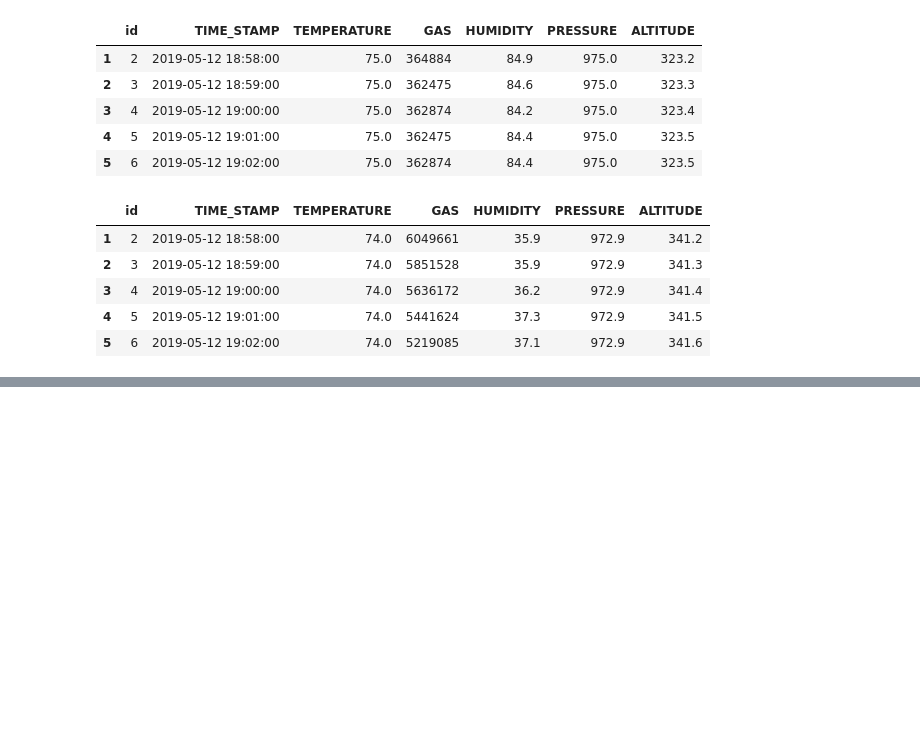
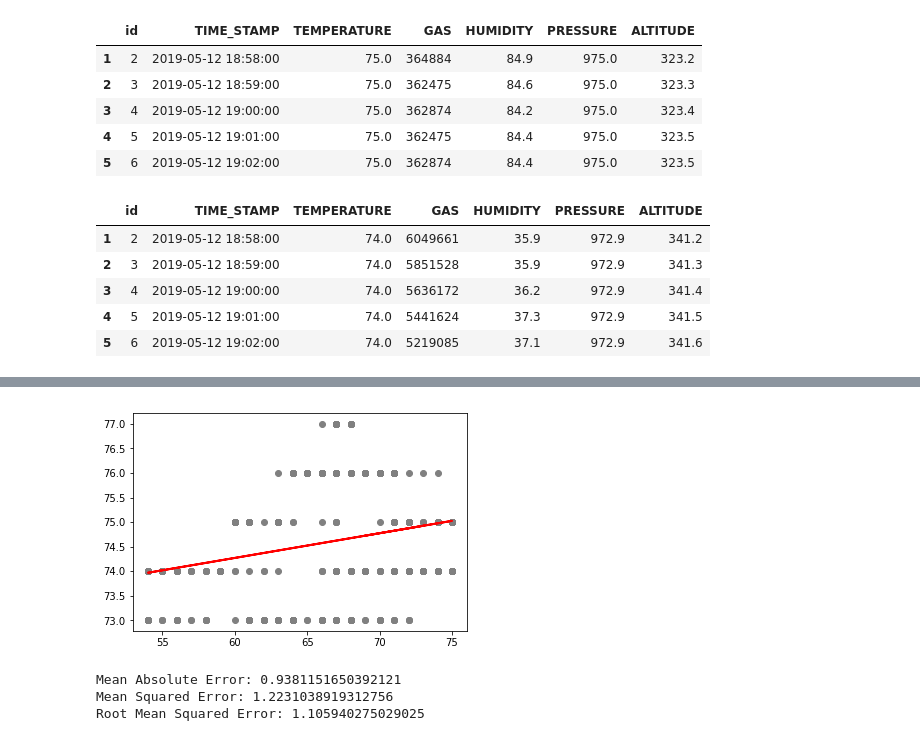
Before and after one commit to slavisha84/Project_3, a Jupyter notebook: DATA_PULL_FROM_DBS.ipynb, the cells around one changed output, grey strips where cells are left out. Cells and saved outputs as stored; diff of their text form; code cells hidden in the pictures; blank space fills up the shorter version.

```diff
--- a/DATA_PULL_FROM_DBS.ipynb
+++ b/DATA_PULL_FROM_DBS.ipynb
@@ -56,0 +130,10 @@ master_df.head()
+# %%
+#clean data part 2
+
+cleaned_data = dataset.dropna()
+
+cleaned_data.info()
+
+
+X = cleaned_data['TEMPERATURE_Out'].values.reshape(-1,1)
+y = cleaned_data['TEMPERATURE_In'].values.reshape(-1,1)
@@ -56,0 +208,14 @@ master_df.head()
+# %%
+plt.scatter(X_test, y_test,  color='gray')
+plt.plot(X_test, y_pred, color='red', linewidth=2)
+plt.show()
+# %% [output]
+[figure, added]
+# %%
+print('Mean Absolute Error:', metrics.mean_absolute_error(y_test, y_pred))
+print('Mean Squared Error:', metrics.mean_squared_error(y_test, y_pred))
+print('Root Mean Squared Error:', np.sqrt(metrics.mean_squared_error(y_test, y_pred)))
+# %% [output]
+Mean Absolute Error: 0.9381151650392121
+Mean Squared Error: 1.2231038919312756
+Root Mean Squared Error: 1.105940275029025
```
Also changed, not shown: parts of 15 cells of this notebook, 1 other file.
